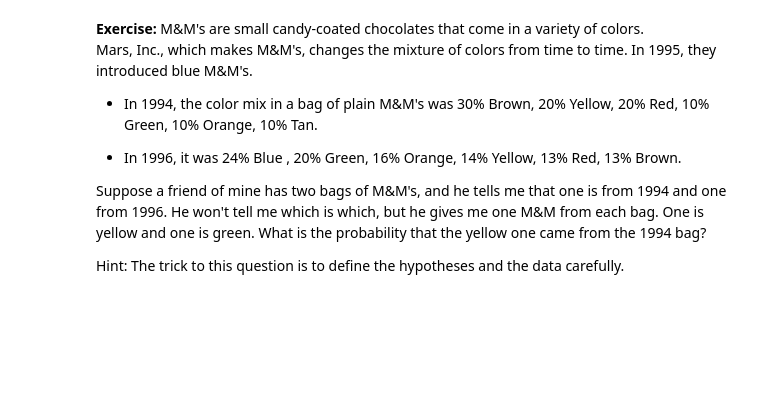
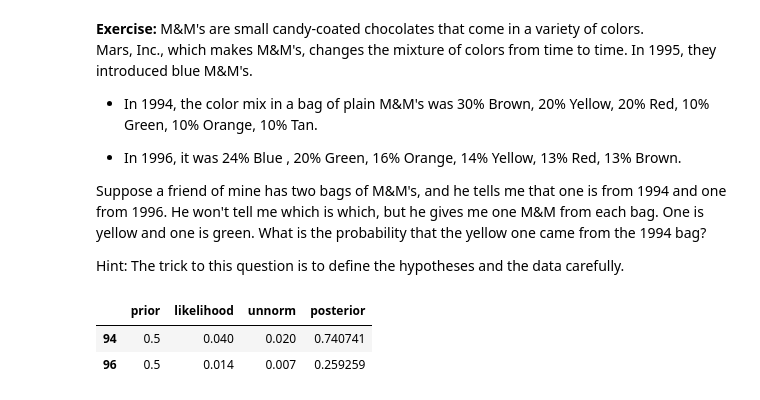
Before and after one commit to chrispelkey/ThinkBayes2, a Jupyter notebook: notebooks/chap02.ipynb, the cells around one changed output. Drawn from its saved outputs; the diff is of its cells as text; code cells hidden in the pictures; blank space fills up the shorter version.

```diff
--- a/notebooks/chap02.ipynb
+++ b/notebooks/chap02.ipynb
@@ -369,0 +454,12 @@ Hint: The trick to this question is to define the hypotheses and the data carefu
+# %%
+# Solution goes here
+table8 = pd.DataFrame(index=['94', '96'])
+table8['prior'] = 1/2
+table8['likelihood'] = 0.2*0.2, 0.14*0.1
+
+update(table8)
+table8
+# %% [output]
+|  | prior | likelihood | unnorm | posterior |
+| 94 | 0.5 | 0.040 | 0.020 | 0.740741 |
+| 96 | 0.5 | 0.014 | 0.007 | 0.259259 |
```
Also changed, not shown: parts of 20 cells of this notebook.
